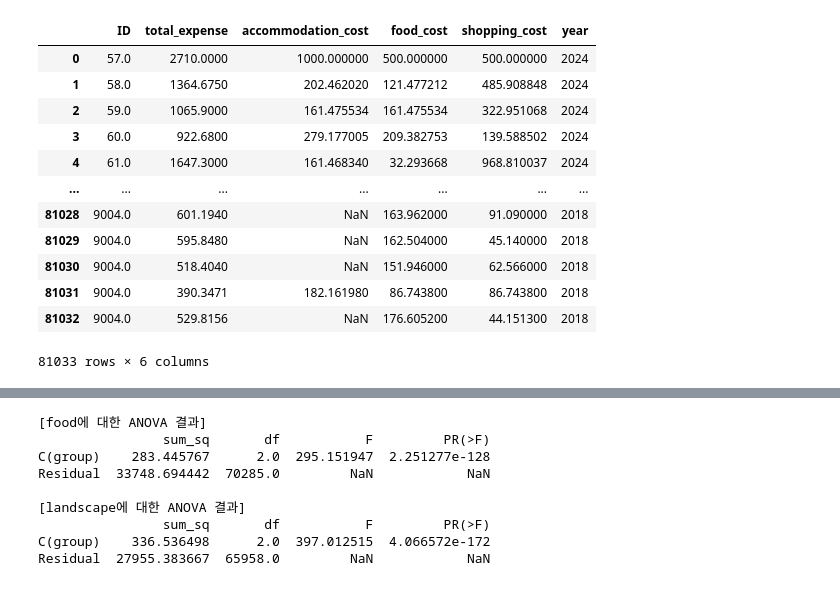
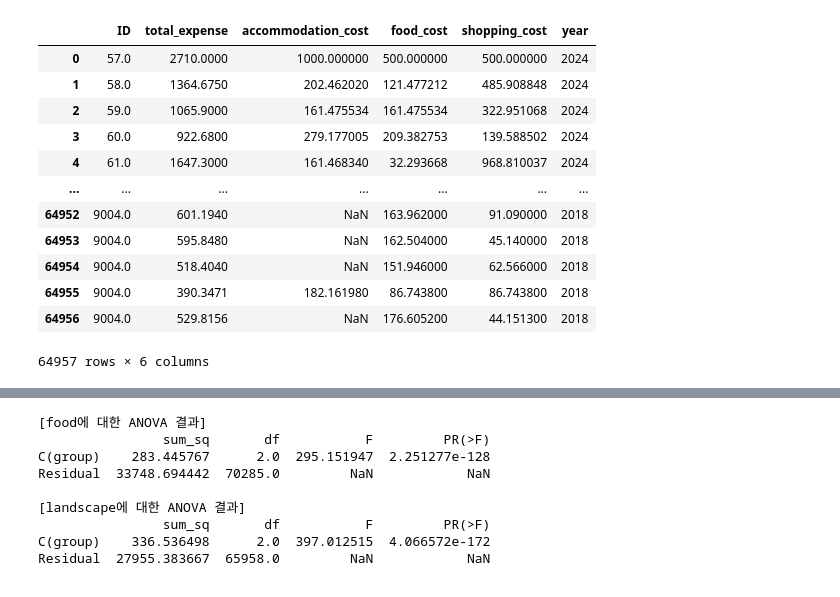
Before and after one commit to seoulAlpha/seoulAlpha, a Jupyter notebook: notebook.ipynb, the cells around one changed output, grey strips where cells are left out. Drawn from its saved outputs; the diff is of its cells as text; code cells hidden in the pictures.

```diff
--- a/notebook.ipynb
+++ b/notebook.ipynb
@@ -74,9 +73,9 @@ year_temp_map = {
     2023: temp_11,
     # 2022: temp_12,
     # 2021: temp_12,
-    2020: temp_13,
+    # 2020: temp_13,
     2019: temp_13,
-    2018: temp_14,
+    2018: temp_14
 }
 
 # 가공된 데이터프레임을 저장할 리스트
@@ -174,9 +173,9 @@ year_temp_map = {
     2023: temp_31,
     # 2022: temp_32,
     # 2021: temp_32,
-    2020: temp_33,
+    # 2020: temp_33,
     2019: temp_33,
-    2018: temp_34,
+    2018: temp_34
 }
 
 # 가공된 데이터프레임을 저장할 리스트
@@ -221,47 +220,47 @@ temp_44 = ['ID', 'Q10_5A1', 'Q10_5_4', '']
 temp_51 = ['pnid', '총액1인TOT2', '숙박비1인대체', '음식점1인대체', '쇼핑비1인대체']
 # 2021~2022
 temp_52 = ['id', '총액1인TOT', '', '', '']
-# 2019~2020
+# 2018~2020
 temp_53 = ['ID', 'Q14_1T', 'Q14_2_1', 'Q14_2_3', 'Q14_2_4']
 
 # 변수명 통일
 temp_5_columns = ['ID', 'total_expense', 'accommodation_cost', 'food_cost', 'shopping_cost']
 
 # 연도별 데이터 키와 temp 키 매핑
 year_temp_map = {
     2024: temp_51,
     2023: temp_51,
-    2020: temp_53,
+    # 2020: temp_53,
     2019: temp_53,
-    2018: temp_53,
+    2018: temp_53
 }
 
 # 가공된 데이터프레임을 저장할 리스트
 df_list = []
 
 for year, temp_key in year_temp_map.items():
     df = data_dict[f'{year}_data'][temp_key].copy()
     df.columns = temp_5_columns
     df['year'] = year
     df_list.append(df)
 
 # 모든 연도 데이터 결합
 temp_5_df = pd.concat(df_list, ignore_index=True)
 temp_5_df
 # %% [output]
 |  | ID | total_expense | accommodation_cost | food_cost | shopping_cost | year |
 | 0 | 57.0 | 2710.0000 | 1000.000000 | 500.000000 | 500.000000 | 2024 |
 | 1 | 58.0 | 1364.6750 | 202.462020 | 121.477212 | 485.908848 | 2024 |
 | 2 | 59.0 | 1065.9000 | 161.475534 | 161.475534 | 322.951068 | 2024 |
 | 3 | 60.0 | 922.6800 | 279.177005 | 209.382753 | 139.588502 | 2024 |
 | 4 | 61.0 | 1647.3000 | 161.468340 | 32.293668 | 968.810037 | 2024 |
 | ... | ... | ... | ... | ... | ... | ... |
-| 81028 | 9004.0 | 601.1940 | NaN | 163.962000 | 91.090000 | 2018 |
-| 81029 | 9004.0 | 595.8480 | NaN | 162.504000 | 45.140000 | 2018 |
-| 81030 | 9004.0 | 518.4040 | NaN | 151.946000 | 62.566000 | 2018 |
-| 81031 | 9004.0 | 390.3471 | 182.161980 | 86.743800 | 86.743800 | 2018 |
-| 81032 | 9004.0 | 529.8156 | NaN | 176.605200 | 44.151300 | 2018 |
+| 64952 | 9004.0 | 601.1940 | NaN | 163.962000 | 91.090000 | 2018 |
+| 64953 | 9004.0 | 595.8480 | NaN | 162.504000 | 45.140000 | 2018 |
+| 64954 | 9004.0 | 518.4040 | NaN | 151.946000 | 62.566000 | 2018 |
+| 64955 | 9004.0 | 390.3471 | 182.161980 | 86.743800 | 86.743800 | 2018 |
+| 64956 | 9004.0 | 529.8156 | NaN | 176.605200 | 44.151300 | 2018 |
-81033 rows × 6 columns
+64957 rows × 6 columns
 # %%
 # 항목별 만족도 (식도락, 자연경관, 역사유적지, 언어소통, 치안, 여행경비, 숙박시설, 대중교통, 길찾기)
 # 2023~2024
```
Also changed, not shown: parts of 14 cells of this notebook.
